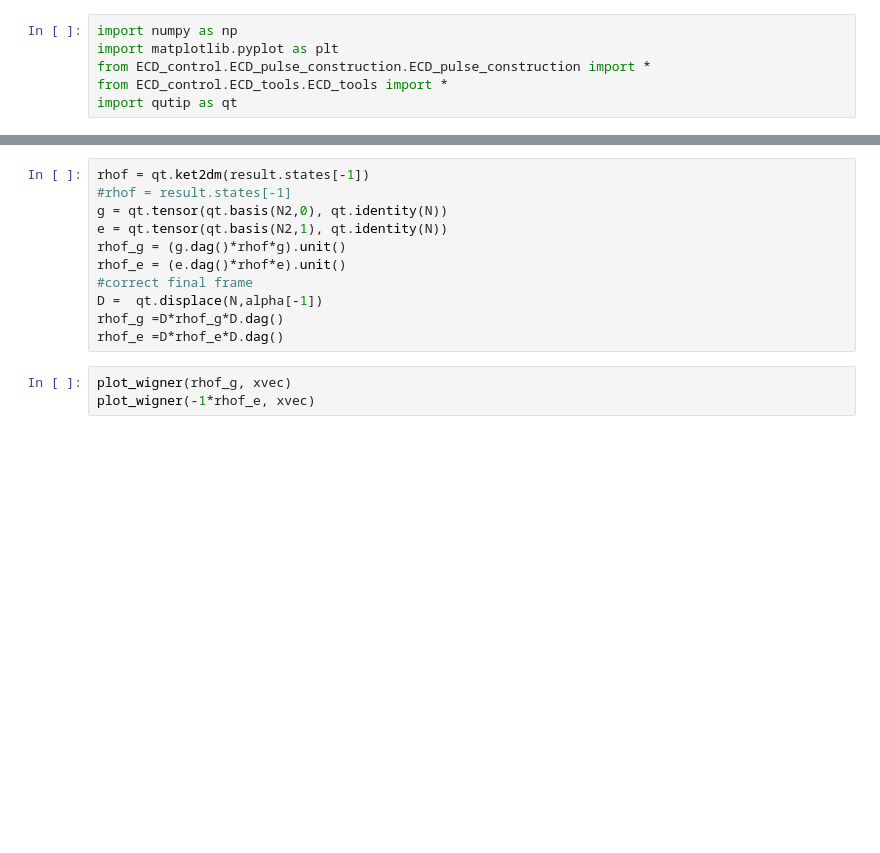
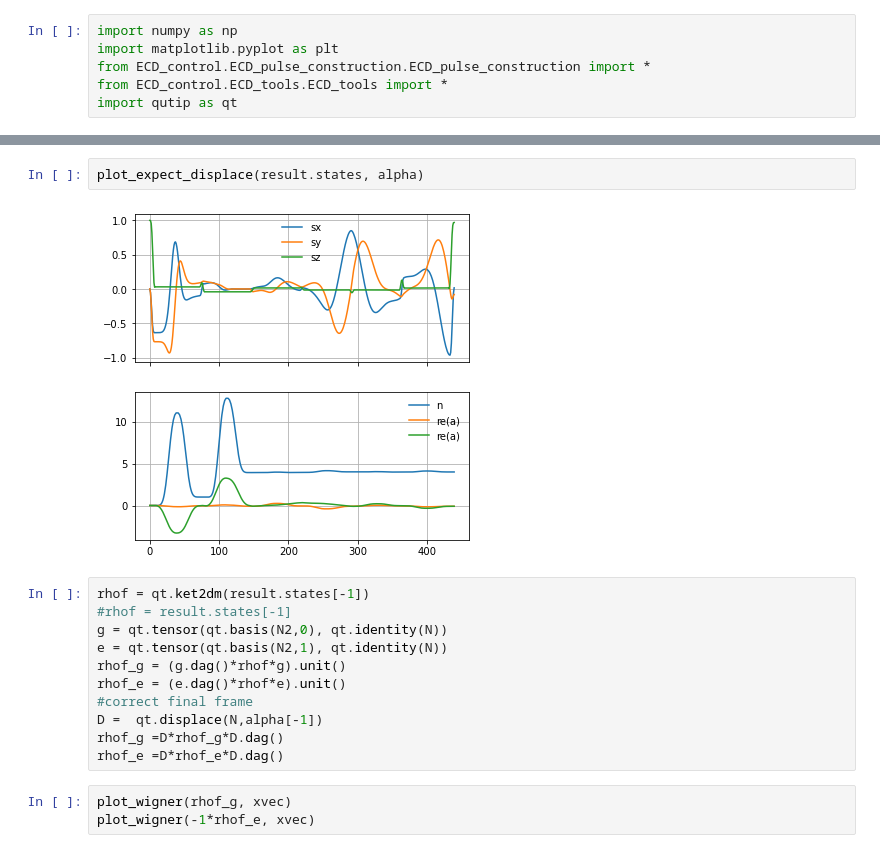
Before and after one commit to alec-eickbusch/ECD_control, a Jupyter notebook: ECD_pulse_construction/examples/cat_James_parameters.ipynb, the cells around one changed output, grey strips where cells are left out. Saved outputs shown, nothing was run; the diff lists cells and outputs as text; blank space fills up the shorter version.

```diff
--- a/ECD_pulse_construction/examples/cat_James_parameters.ipynb
+++ b/ECD_pulse_construction/examples/cat_James_parameters.ipynb
@@ -148,3 +224,7 @@ Total run time:   0.24s
+# %%
+plot_expect_displace(result.states, alpha)
+# %% [output]
+[figure, added]
 # %%
 rhof = qt.ket2dm(result.states[-1])
 #rhof = result.states[-1]
```
Also changed, not shown: parts of 11 cells of this notebook, 2 other files.
